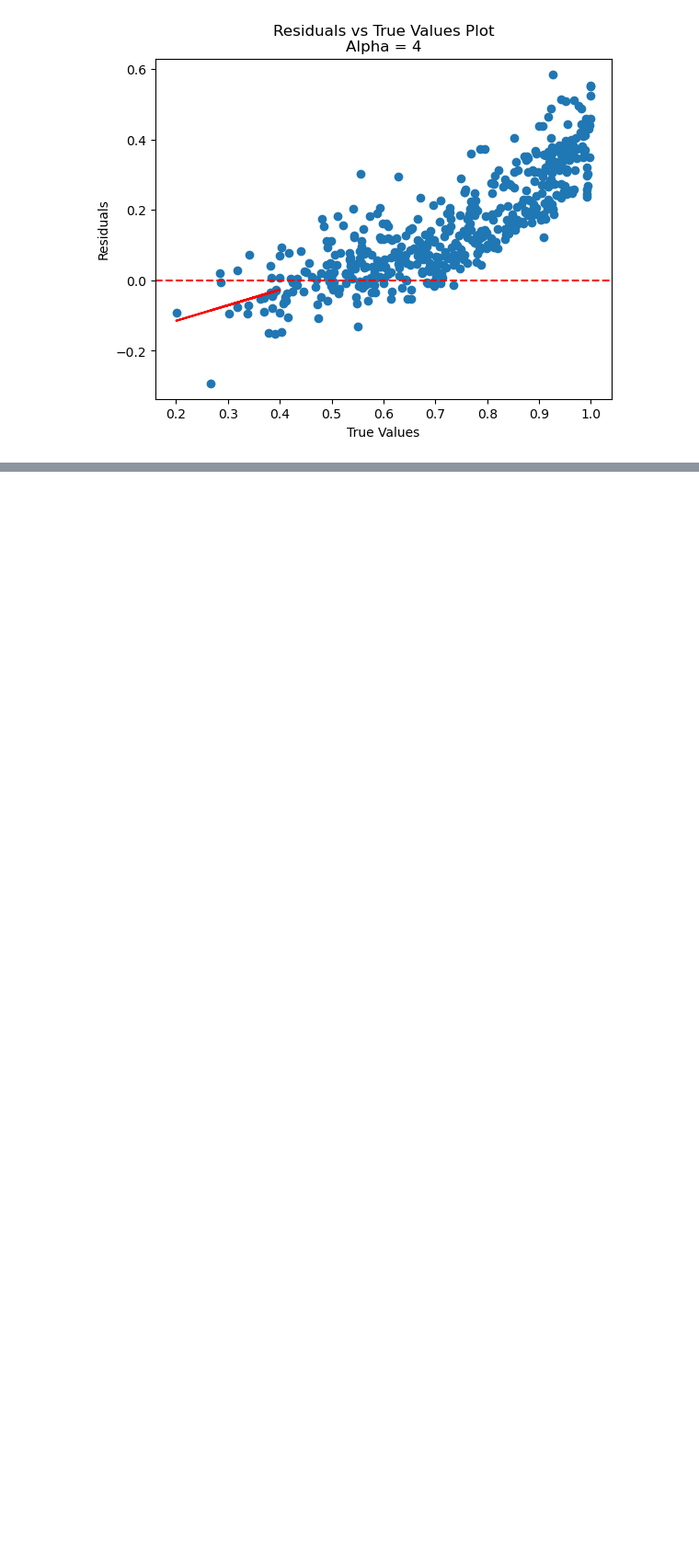
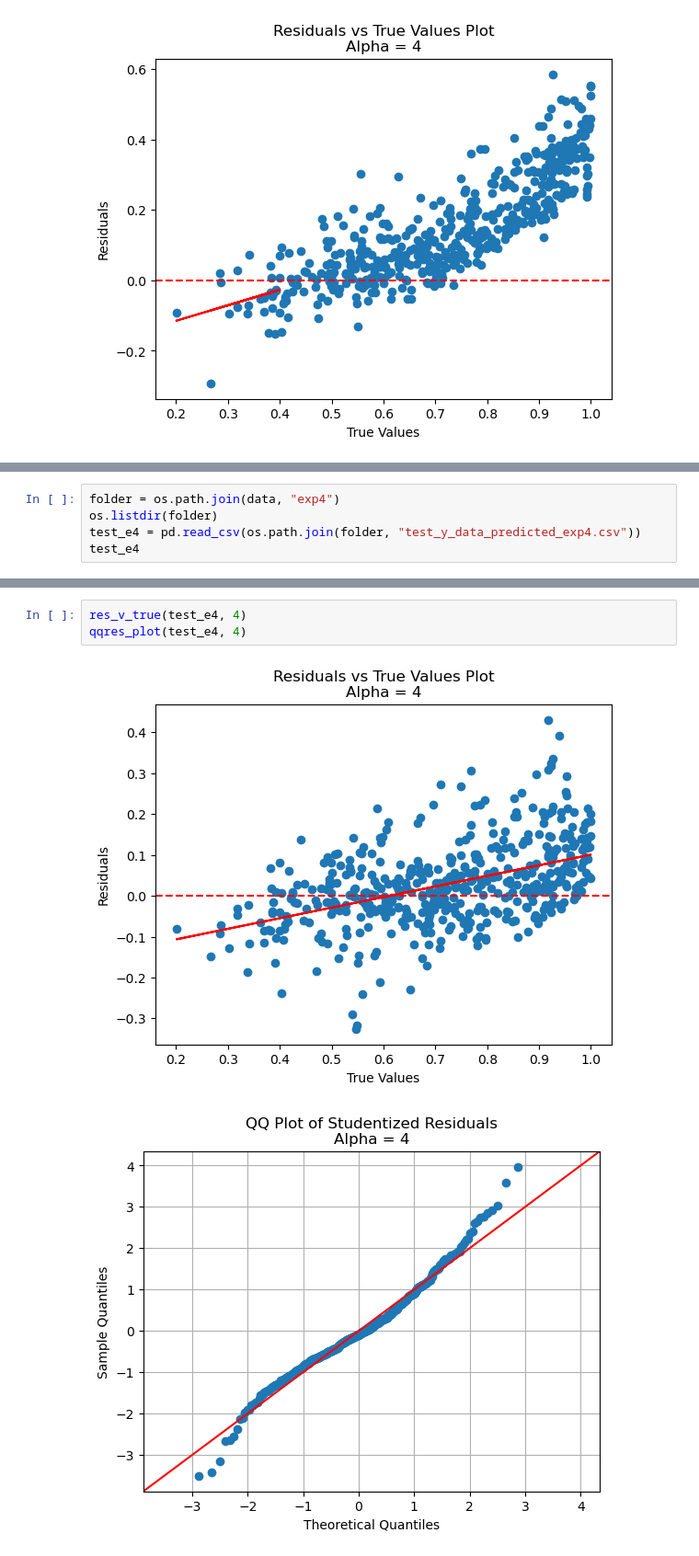
Before and after one commit to JDACS4C-IMPROVE/Scratch, a Jupyter notebook: alt-scores/mae_poly.ipynb, the cells around one changed output, grey strips where cells are left out. Shown at 92% size. Saved outputs shown, nothing was run; the diff lists cells and outputs as text; blank space fills up the shorter version.

```diff
--- a/alt-scores/mae_poly.ipynb
+++ b/alt-scores/mae_poly.ipynb
@@ -406,0 +362,5 @@ res_v_true(test_p4, alpha=4, auc_max=0.4)
+# %%
+folder = os.path.join(data, "exp4")
+os.listdir(folder)
+test_e4 = pd.read_csv(os.path.join(folder, "test_y_data_predicted_exp4.csv"))
+test_e4
@@ -406,0 +381,6 @@ res_v_true(test_p4, alpha=4, auc_max=0.4)
+# %%
+res_v_true(test_e4, 4)
+qqres_plot(test_e4, 4)
+# %% [output]
+[figure, added]
+[figure, added]
```
Also changed, not shown: parts of 16 cells of this notebook.
